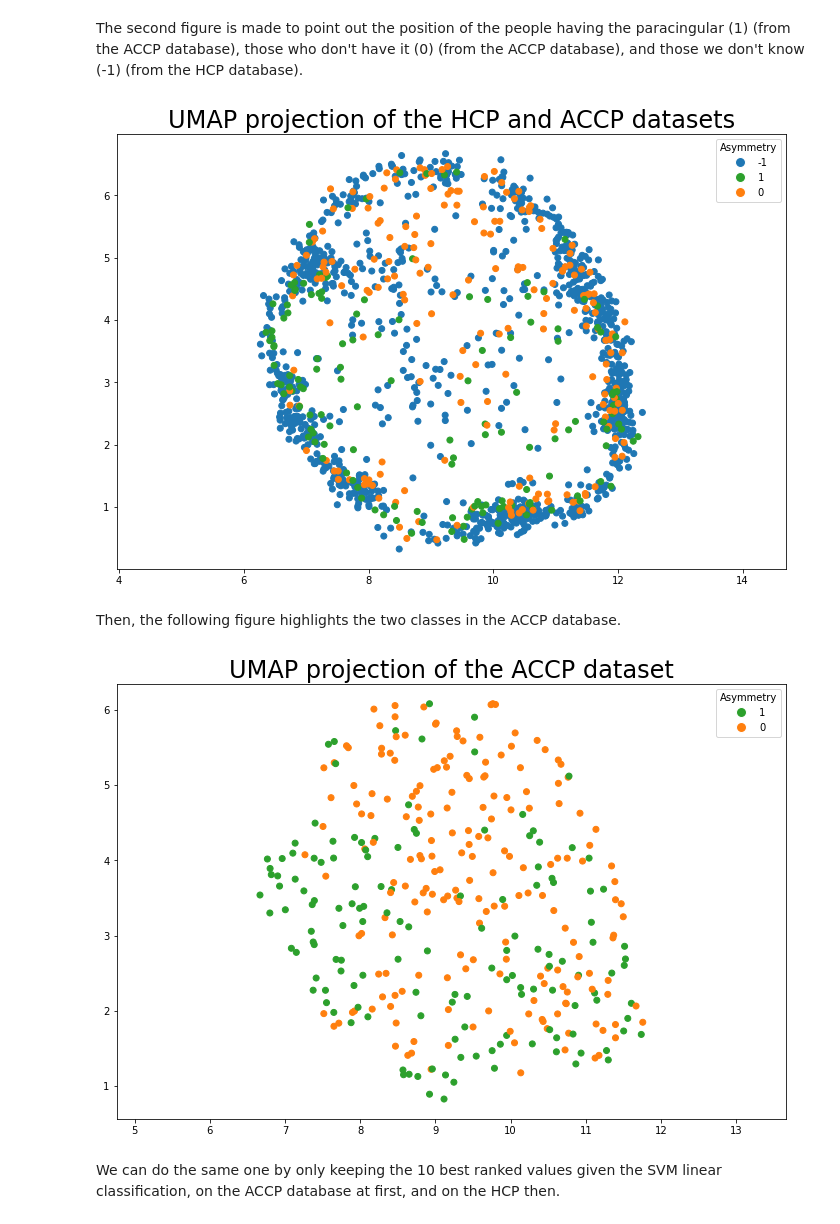
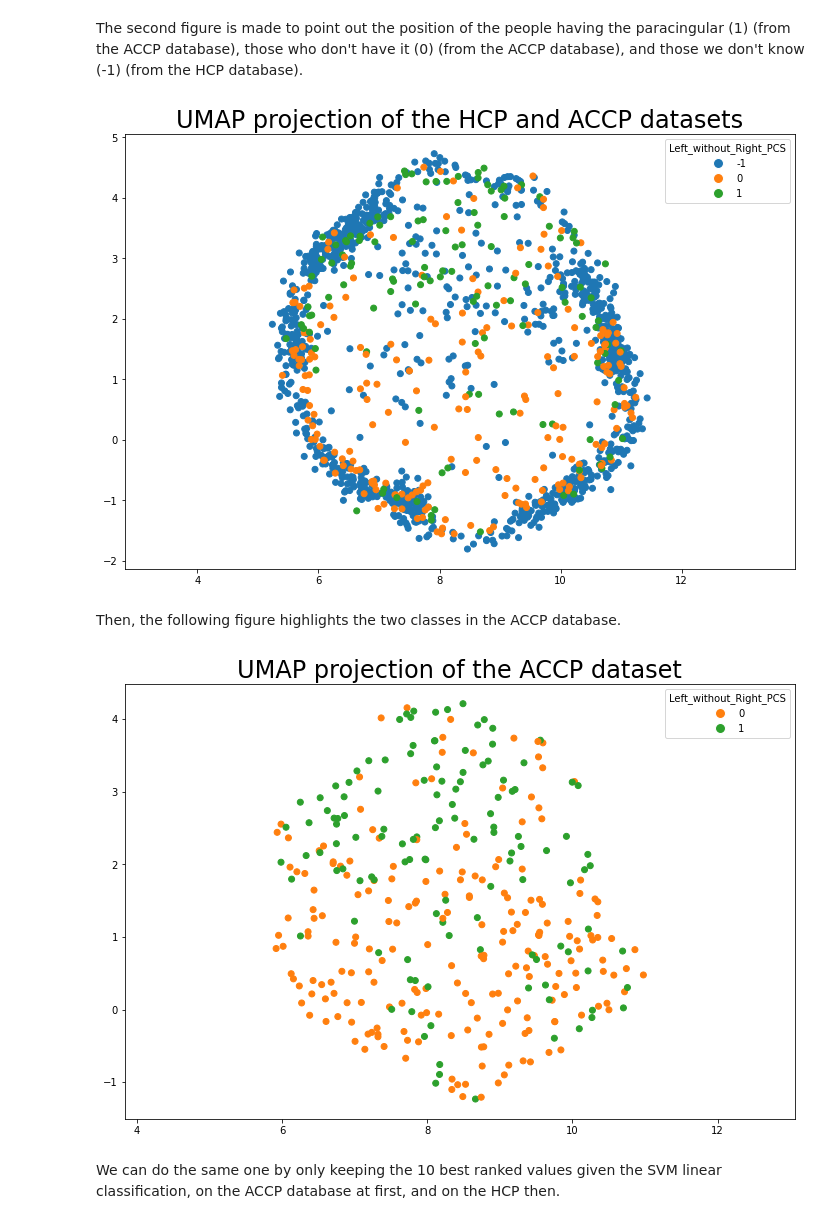
Before and after one commit to neurospin/champollion_V1, a Jupyter notebook: contrastive/notebooks/SVM_on_HCP_asymmetry_cingulate.ipynb, the cells around one changed output. Cells and saved outputs as stored; diff of their text form; code cells hidden in the pictures.

```diff
--- a/contrastive/notebooks/SVM_on_HCP_asymmetry_cingulate.ipynb
+++ b/contrastive/notebooks/SVM_on_HCP_asymmetry_cingulate.ipynb
@@ -184,9 +200,12 @@ SVC(C=1, class_weight='balanced', degree=1)
 # %%
+'''
 from sklearn.neural_network import MLPClassifier
 
-parameters = {'alpha': [1e-5,1e-4,1e-3,1e-2,1e-1,1,10,100,1000],
-              'hidden_layer_sizes': [(100), (50), (10,10), (5,5), (100,5)]}
+parameters = {'alpha': [1e-2,1e-1,1,10,100,1000,1e4],
+              'hidden_layer_sizes': [(50), (5,5), (30), (50,5), (70), (10,5,2)],
+              'max_iter': [300,450]}
 mlp = MLPClassifier(activation='relu')
-clf = GridSearchCV(mlp, parameters, cv=5,)
+clf = GridSearchCV(mlp, parameters, cv=7,)
 clf.fit(X, y)
+'''
 # %% [output]
@@ -204,5 +216,3 @@ MLPClassifier(alpha=10, hidden_layer_sizes=50)
 model = SVC(kernel='linear', probability=True,
             random_state=42,
             C=0.01, class_weight='balanced', decision_function_shape='ovr')
-# %%
-model = MLPClassifier(alpha=10, hidden_layer_sizes=50,activation='relu')
@@ -323,18 +326,18 @@ roc_auc_score(y_test, model2.predict_proba(X_test)[:,1])
 import umap
 # %%
 reducer = umap.UMAP()#random_state=5)
-scd_bdd_ACCP['Asymmetry'] = y.values
+scd_bdd_ACCP[target] = y.values
 scd_bdd_ACCP['Dataset'] = 'ACCP'
 scd_bdd_ACCP['Prediction'] = model.predict(X)
-scd_bdd_hcp['Asymmetry'] = -1
+scd_bdd_hcp[target] = -1
 scd_bdd_hcp['Dataset'] = 'HCP'
 scd_bdd_hcp['Prediction'] = model.predict(scl_bdd_hcp)
 # %% [markdown]
 We fit the reducer only on the ACCP database, we concatenate then the two bases and we reduce the m together.
 # %%
-reducer.fit(scd_bdd_ACCP.drop(['Asymmetry','Dataset','Prediction'], axis=1))
+reducer.fit(scd_bdd_ACCP.drop([target,'Dataset','Prediction'], axis=1))
 HCP_and_ACCP = pd.concat([scd_bdd_hcp, scd_bdd_ACCP], axis=0)
-embedding2D_HCP_and_ACCP = reducer.transform(HCP_and_ACCP.drop(['Asymmetry','Dataset','Prediction'], axis=1))
+embedding2D_HCP_and_ACCP = reducer.transform(HCP_and_ACCP.drop([target,'Dataset','Prediction'], axis=1))
 # %% [markdown]
 The first figure is made to observe the site effect between ACCP and HCP databases.
 # %%
@@ -362,32 +365,32 @@ The second figure is made to point out the position of the people having the par
 # %%
 def plot_UMAP(ebb2D_dataset, initial_dataset, title, hue, coli=1):
     plt.figure(figsize=(12,8))
     plt.scatter(
         ebb2D_dataset[:, 0],
         ebb2D_dataset[:, 1],
         c=[sns.color_palette()[x+coli] for x in initial_dataset[hue]])
     plt.gca().set_aspect('equal', 'datalim')
     plt.title(title, fontsize=24)
     unique_values = initial_dataset[hue].unique()
     colors = [sns.color_palette()[x+coli] for x in unique_values]
     legend_handles = [plt.Line2D([0], [0], marker='o', color='w',
                                 markerfacecolor=colors[i], markersize=10,
                                 label=f'{unique_values[i]}')
                     for i in range(len(unique_values))]
     plt.legend(handles=legend_handles, title=hue, loc='best')
     plt.show()
 
-plot_UMAP(embedding2D_HCP_and_ACCP, HCP_and_ACCP, 'UMAP projection of the HCP and ACCP datasets', 'Asymmetry')
+plot_UMAP(embedding2D_HCP_and_ACCP, HCP_and_ACCP, 'UMAP projection of the HCP and ACCP datasets', target)
 # %% [output]
-[figure, old version]
+[figure, new version]
 # %% [markdown]
 Then, the following figure highlights the two classes in the ACCP database.
 # %%
-embedding2D_ACCP = reducer.transform(scd_bdd_ACCP.drop(['Asymmetry','Dataset','Prediction'], axis=1))
+embedding2D_ACCP = reducer.transform(scd_bdd_ACCP.drop([target,'Dataset','Prediction'], axis=1))
 
-plot_UMAP(embedding2D_ACCP, scd_bdd_ACCP, 'UMAP projection of the ACCP dataset', 'Asymmetry')
+plot_UMAP(embedding2D_ACCP, scd_bdd_ACCP, 'UMAP projection of the ACCP dataset', target)
 # %% [output]
-[figure, old version]
+[figure, new version]
 # %% [markdown]
 We can do the same one by only keeping the 10 best ranked values given the SVM linear classification, on the ACCP database at first, and on the HCP then.
 # %%
```
Also changed, not shown: parts of 37 cells of this notebook, 1 other file.
